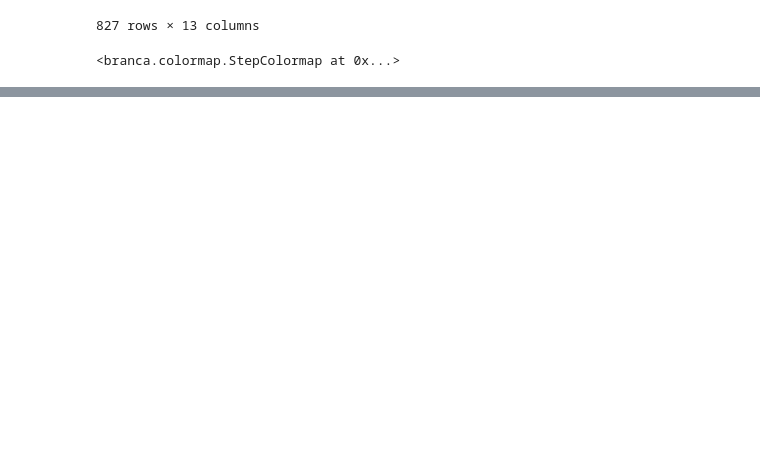
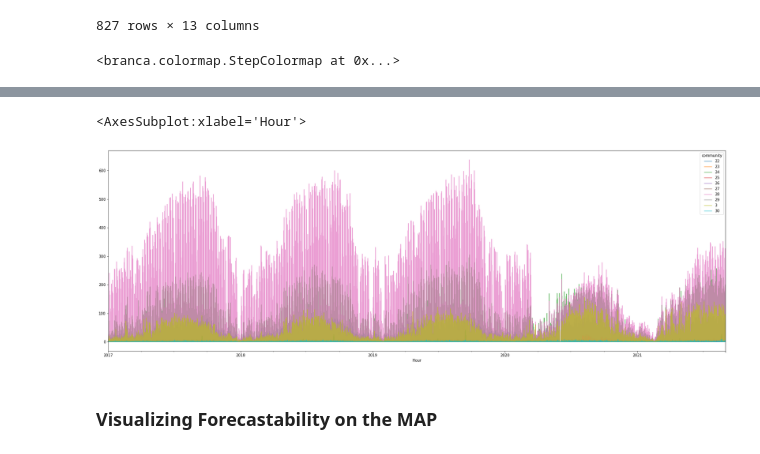
Before and after one commit to Ryan47Liao/Divvy_Time_Series, a Jupyter notebook: TS_EDA.ipynb, the cells around one changed output, grey strips where cells are left out. Drawn from its saved outputs; the diff is of its cells as text; code cells hidden in the pictures; blank space fills up the shorter version.

```diff
--- a/TS_EDA.ipynb
+++ b/TS_EDA.ipynb
@@ -130,0 +246,2 @@ display(map2)
+# %%
+df_Nbh_IN_temp.insert(0,'community',df_Nbh_IN_temp['index'].apply(lambda x:x.split('.')[0]))
@@ -130,0 +295,7 @@ display(map2)
+# %%
+df_COM_IN_temp_Hour[df_COM_IN_temp_Hour.columns[10:20]].plot(figsize=(30,10),alpha=0.7)
+# %% [output]
+<AxesSubplot:xlabel='Hour'>
+[figure, added]
+# %% [markdown]
+### Visualizing Forecastability on the MAP
```
Also changed, not shown: parts of 54 cells of this notebook.
